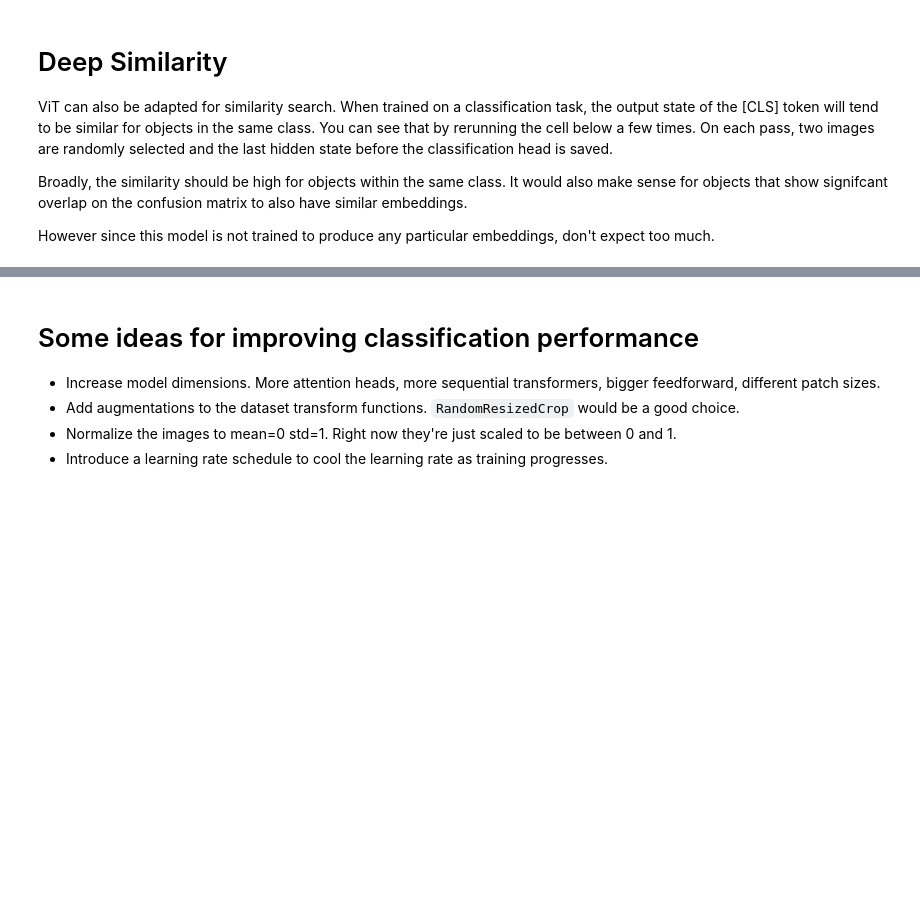
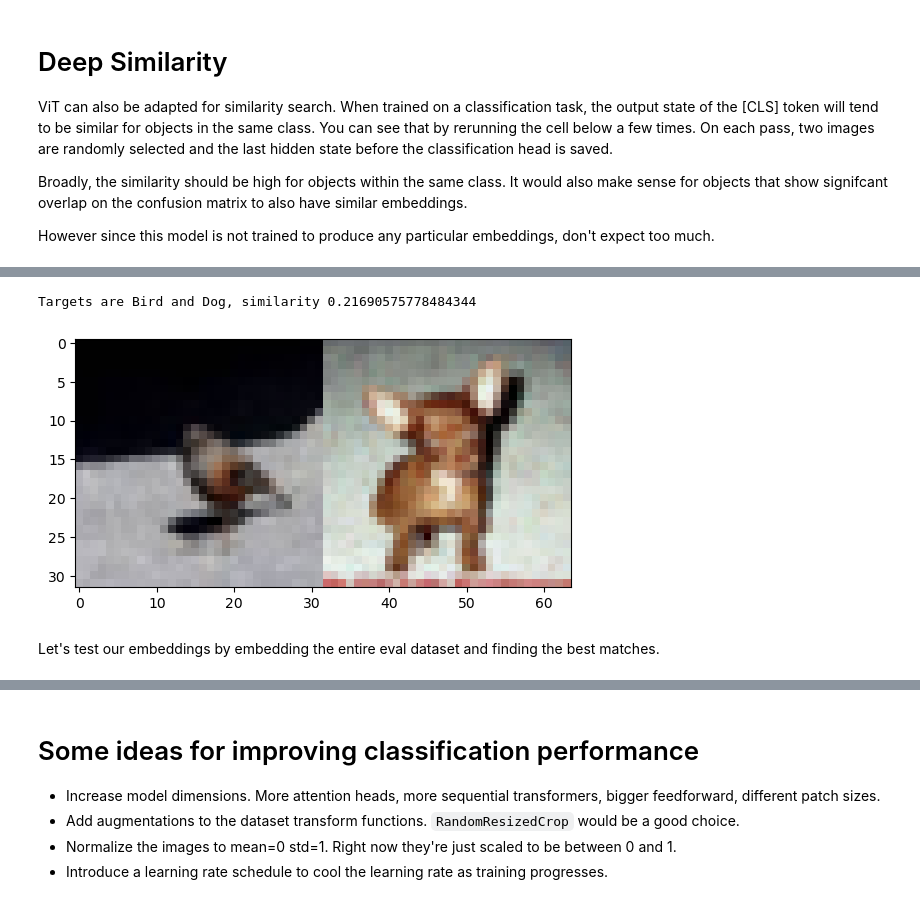
Before and after one commit to kyflores/ml-ks, a Jupyter notebook: minivit_custom_nn.ipynb, the cells around one changed output, grey strips where cells are left out. Drawn from its saved outputs; the diff is of its cells as text; code cells hidden in the pictures; blank space fills up the shorter version.

```diff
--- a/minivit_custom_nn.ipynb
+++ b/minivit_custom_nn.ipynb
@@ -353,6 +387,19 @@ You can see that by rerunning the cell below a few times. On each pass, two imag
 Broadly, the similarity should be high for objects within the same class. It would also make sense for objects that show signifcant overlap on the confusion matrix to also have similar embeddings.
 
 However since this model is not trained to produce any particular embeddings, don't expect too much.
+# %%
+ix_to_lbl = {
+    0:"Airplane",
+    1:"Automobile",
+    2:"Bird",
+    3:"Cat",
+    4:"Deer",
+    5:"Dog",
+    6:"Frog",
+    7:"Horse",
+    8:"Ship",
+    9:"Truck"
+}
 # %%
 hidden_state = []
 def hook(model, input, output):
@@ -364,18 +413,24 @@ vit.transformer.register_forward_hook(hook)
 # %%
 vit.eval()
 sz = len(cifar_eval)
 import random
 
 hidden_state = []
 sim_metric = nn.CosineSimilarity(dim=0, eps=1e-6)
 with torch.no_grad():
     i0, t0 = cifar_eval[random.randint(0, sz)]
     i1, t1 = cifar_eval[random.randint(1, sz)]
+    t0 = ix_to_lbl[t0]; t1 = ix_to_lbl[t1]
 
     pred0 = vit(i0.unsqueeze(0).float().to(device))
     pred1 = vit(i1.unsqueeze(0).float().to(device))
 
     sim = sim_metric(hidden_state[0], hidden_state[1])
     print(f"Targets are {t0} and {t1}, similarity {sim}")
     ims = torch.cat((i0, i1), dim=2).squeeze().permute(1, 2, 0)
     plt.imshow(ims.cpu().numpy())
+# %% [output]
+Targets are Bird and Dog, similarity 0.21690575778484344
+[figure, added]
+# %% [markdown]
+Let's test our embeddings by embedding the entire eval dataset and finding the best matches.
```
Also changed, not shown: parts of 10 cells of this notebook.
